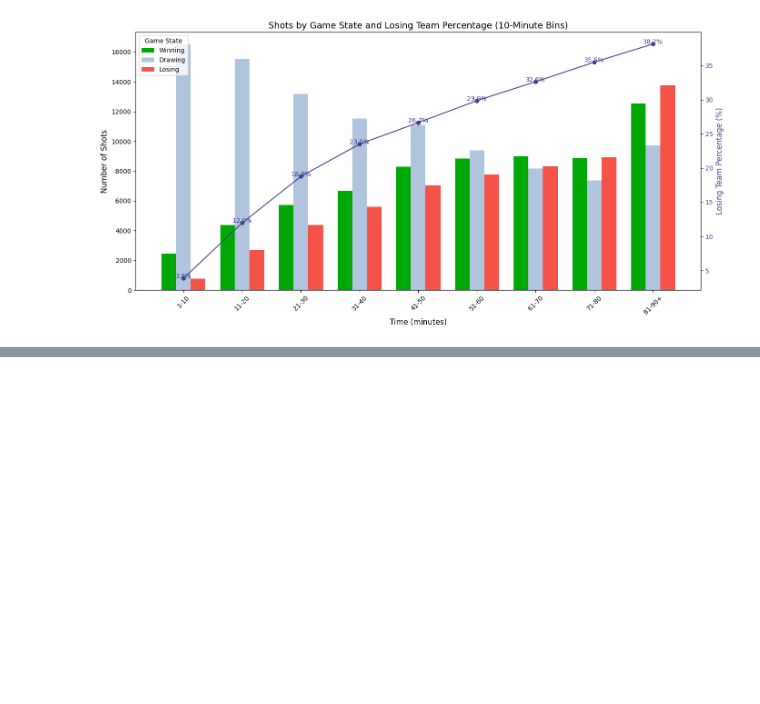
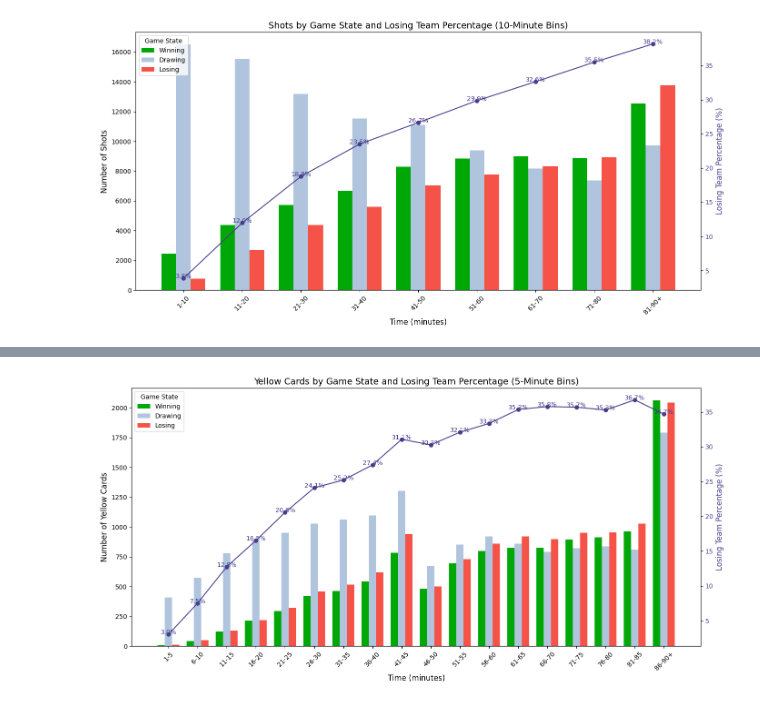
Before and after one commit to JoshuaGraham14/football-corner-prediction, a Jupyter notebook: notebooks/02_kaggle_analysis.ipynb, the cells around one changed output, grey strips where cells are left out. Drawn from its saved outputs; the diff is of its cells as text; code cells hidden in the pictures; blank space fills up the shorter version.

Commit message:
Addd plot cards by game state

```diff
--- a/notebooks/02_kaggle_analysis.ipynb
+++ b/notebooks/02_kaggle_analysis.ipynb
@@ -343,0 +350,84 @@ plot_shots_by_game_state(data, 10)
+# %%
+def plot_yellows_by_game_state(data, bin_size):
+    #Validation: Make sure req columns are present
+    req_columns = ['time', 'event_type', 'game_state']
+    if not all(col in data.columns for col in req_columns):
+        raise ValueError(f"The dataset must contain the following columns: {req_columns}")
+
+    # Filter data for yellow cards
+    yellow_cards_data = data[data['event_type'] == 4]
+
+    #Remove invalid or missing values in 'time' and 'shot_outcome'
+    yellow_cards_data=yellow_cards_data[yellow_cards_data['time'].notnull()]
+    yellow_cards_data=yellow_cards_data[yellow_cards_data['time'] >=0]
+
+    #get bins
+    bins = list(range(1, 91, bin_size)) + [float('inf')]
+    labels = [f"{bins[i]}-{bins[i+1]-1}" if bins[i+1] != float('inf') else f"{bins[i]}-90+" for i in range(len(bins)-1)]
+    yellow_cards_data['time_bin'] = pd.cut(yellow_cards_data['time'], bins=bins, labels=labels, right=False)
+
+    #Count occurrences for each shot category in each time bin
+    game_state_counts = yellow_cards_data.groupby(['time_bin','game_state'], observed=False).size().unstack(fill_value=0)
+    game_state_counts['Total Yellow Cards'] = game_state_counts.sum(axis=1)
+
+    #Calculate the percentage of yellows taken by losing teams
+    game_state_counts['Losing Percentage'] = (game_state_counts['losing'] /game_state_counts['Total Yellow Cards']) *100
+
+    # --- Plot graph ---
+    bar_width = 0.25
+    x = range(len(game_state_counts.index))
+    fig, ax1 = plt.subplots(figsize=(14, 7))
+
+    # Plot bar group for winning, drawing, and losing
+    colors = {'winning':COLOUR_WIN, 'drawing':COLOUR_DRAW, 'losing':COLOUR_LOSE}
+    for i, column in enumerate(['winning', 'drawing','losing']):
+        if column in game_state_counts:
+            ax1.bar(
+                [pos + i *bar_width for pos in x],
+                game_state_counts[column],
+                width=bar_width,
+                label=column.capitalize(),
+                color=colors[column]
+            )
+
+    ax1.set_xlabel('Time (minutes)',fontsize=12)
+    ax1.set_ylabel('Number of Yellow Cards',fontsize=12)
+    ax1.set_xticks([pos + bar_width for pos in x])
+    ax1.set_xticklabels(game_state_counts.index.astype(str),rotation=45)
+    ax1.legend(title='Game State', fontsize=10,loc='upper left')
+
+    #Create secondary axis for losing percentage
+    ax2 = ax1.twinx()
+    ax2.plot(
+        [pos + bar_width for pos in x], #align to centre
+        game_state_counts['Losing Percentage'],
+        color=COLOUR_AXIS2,
+        marker='o',
+        label='Losing Team Percentage (%)'
+    )
+    ax2.set_ylabel('Losing Team Percentage (%)',fontsize=12, color=COLOUR_AXIS2)
+    ax2.tick_params(axis='y', labelcolor=COLOUR_AXIS2)
+
+    #Add percentage labels to line chart
+    for pos, time_bin in enumerate(game_state_counts.index):
+        losing_percentage = game_state_counts.loc[time_bin,'Losing Percentage']
+        if not pd.isna(losing_percentage):  #Avoid NaN
+            ax2.text(
+                pos + bar_width,
+                losing_percentage,
+                f"{losing_percentage:.1f}%",
+                ha='center',
+                fontsize=10,
+                color=COLOUR_AXIS2
+            )
+
+    plt.title(f'Yellow Cards by Game State and Losing Team Percentage ({bin_size}-Minute Bins)', fontsize=14)
+
+    fig.tight_layout()
+    plt.show()
+
+#--- Call function ---
+plot_yellows_by_game_state(data, 5)
+plot_yellows_by_game_state(data, 10)
+# %% [output]
+[figure, added]
```
Also changed, not shown: parts of 3 cells of this notebook.
